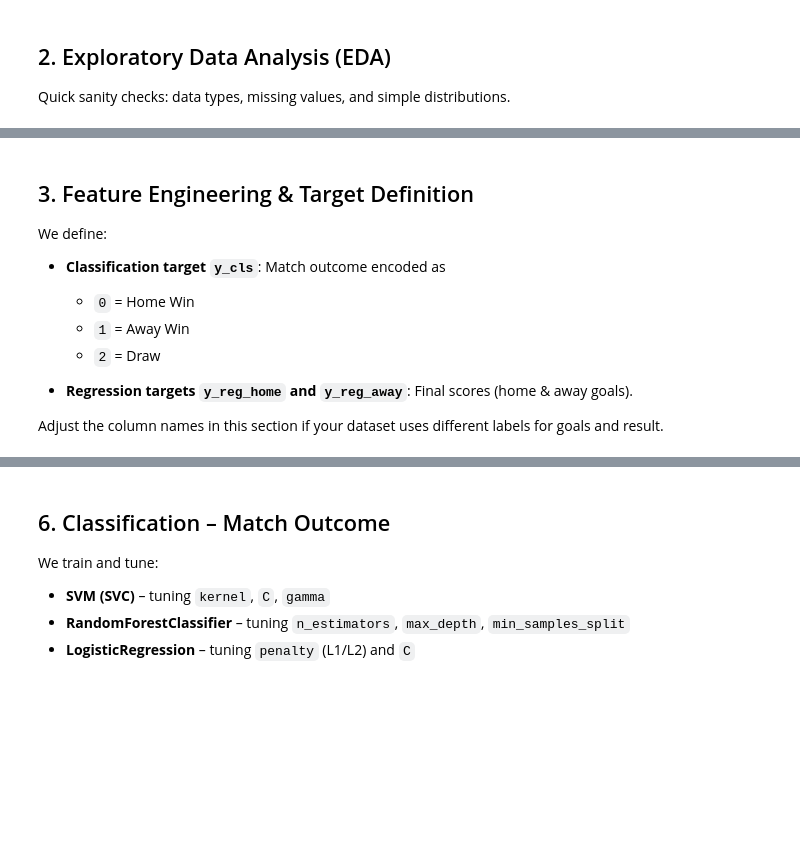
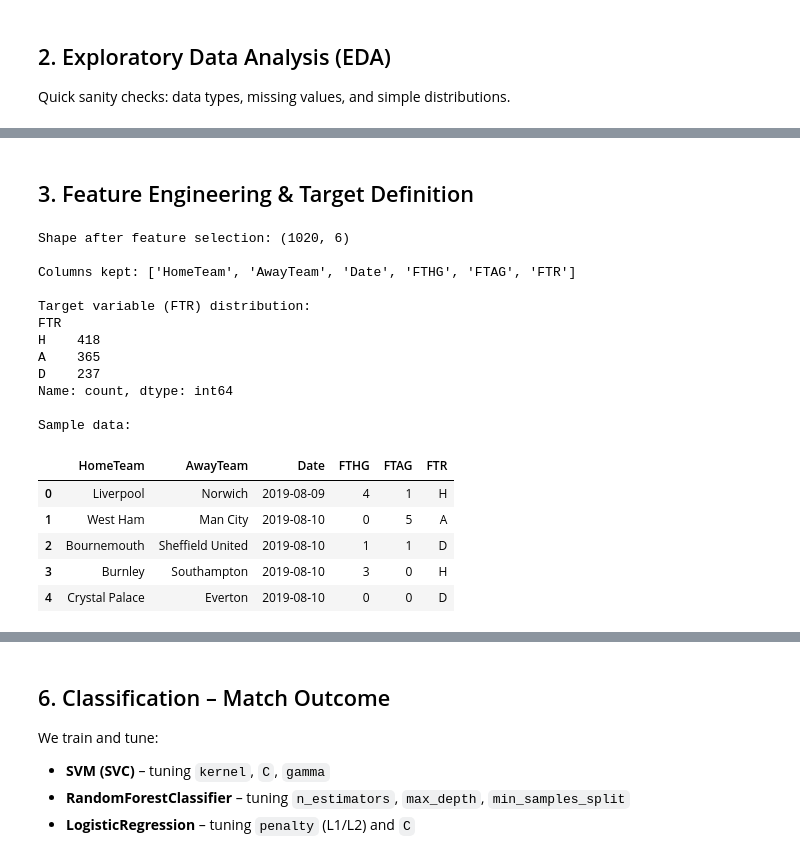
Before and after one commit to SamacoCash/611-Project-Group-17-Rowan-Cash-Truman, a Jupyter notebook: premier_league_betting_project.ipynb, the cells around one changed output, grey strips where cells are left out. Saved outputs shown, nothing was run; the diff lists cells and outputs as text; code cells hidden in the pictures; blank space fills up the shorter version.

Commit message:
Update on both notebooks

```diff
--- a/premier_league_betting_project.ipynb
+++ b/premier_league_betting_project.ipynb
@@ -94,42 +126,38 @@ df.isna().mean().sort_values(ascending=False).head(20)
 # %% [markdown]
 ## 3. Feature Engineering & Target Definition
-
-We define:
-
-- **Classification target `y_cls`**: Match outcome encoded as
-  - `0` = Home Win
-  - `1` = Away Win
-  - `2` = Draw
-
-- **Regression targets `y_reg_home` and `y_reg_away`**: Final scores (home & away goals).
-
-Adjust the column names in this section if your dataset uses different labels for goals and result.
 # %%
-# ---- Adjust these column names to match your dataset ----
-home_team_col = "HomeTeam"
-away_team_col = "AwayTeam"
-home_goals_col = "FTHG"  # Full Time Home Goals
-away_goals_col = "FTAG"  # Full Time Away Goals
-result_col = "FTR"       # Full Time Result: 'H', 'A', 'D'
+# Feature Engineering for Classification (Match Outcome Prediction)
+# Similar to regression notebook - using historical performance only
 
-# Map textual result to numeric class: 0=Home Win, 1=Away Win, 2=Draw
-result_mapping = {"H": 0, "A": 1, "D": 2}
-df = df.dropna(subset=[home_goals_col, away_goals_col, result_col])
-df["match_outcome"] = df[result_col].map(result_mapping)
+# Step 1: Keep only relevant columns
+features_to_keep = ['HomeTeam', 'AwayTeam', 'Date', 'FTHG', 'FTAG', 'FTR']
+df_features = df[features_to_keep].copy()
 
-# Regression targets
-df["home_score"] = df[home_goals_col]
-df["away_score"] = df[away_goals_col]
+# Convert Date to datetime
+df_features['Date'] = pd.to_datetime(df_features['Date'], format='%d/%m/%Y')
 
-# Example feature set: you can expand this with more stats from your dataset
-# For now, let's include team names + any other numeric stats that might exist.
-feature_cols_categorical = [home_team_col, away_team_col]
-feature_cols_numeric = [
-    col for col in df.columns
-    if col not in feature_cols_categorical
-    and col not in [home_goals_col, away_goals_col, result_col, "match_outcome", "home_score", "away_score"]
-    and pd.api.types.is_numeric_dtype(df[col])
-]
-
-print("Categorical features:", feature_cols_categorical)
-print("Numeric features:", feature_cols_numeric)
+print(f"Shape after feature selection: {df_features.shape}")
+print(f"\nColumns kept: {list(df_features.columns)}")
+print(f"\nTarget variable (FTR) distribution:")
+print(df_features['FTR'].value_counts())
+print(f"\nSample data:")
+df_features.head()
+# %% [output]
+Shape after feature selection: (1020, 6)
+
+Columns kept: ['HomeTeam', 'AwayTeam', 'Date', 'FTHG', 'FTAG', 'FTR']
+
+Target variable (FTR) distribution:
+FTR
+H    418
+A    365
+D    237
+Name: count, dtype: int64
+
+Sample data:
+|  | HomeTeam | AwayTeam | Date | FTHG | FTAG | FTR |
+| 0 | Liverpool | Norwich | 2019-08-09 | 4 | 1 | H |
+| 1 | West Ham | Man City | 2019-08-10 | 0 | 5 | A |
+| 2 | Bournemouth | Sheffield United | 2019-08-10 | 1 | 1 | D |
+| 3 | Burnley | Southampton | 2019-08-10 | 3 | 0 | H |
+| 4 | Crystal Palace | Everton | 2019-08-10 | 0 | 0 | D |
```
Also changed, not shown: parts of 34 cells of this notebook, 3 other files.
